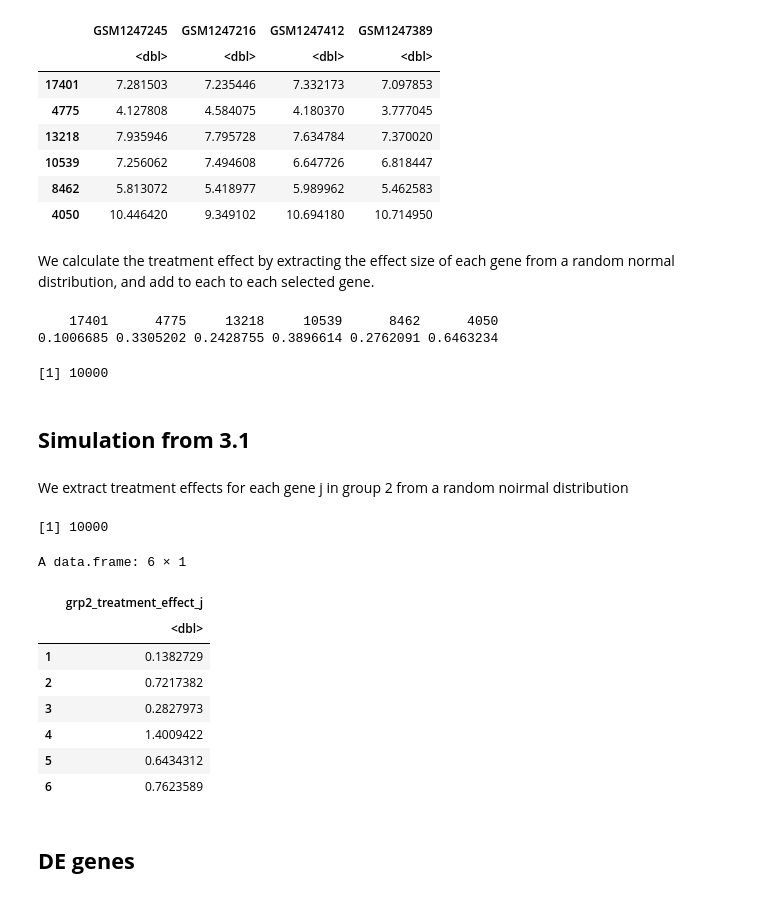
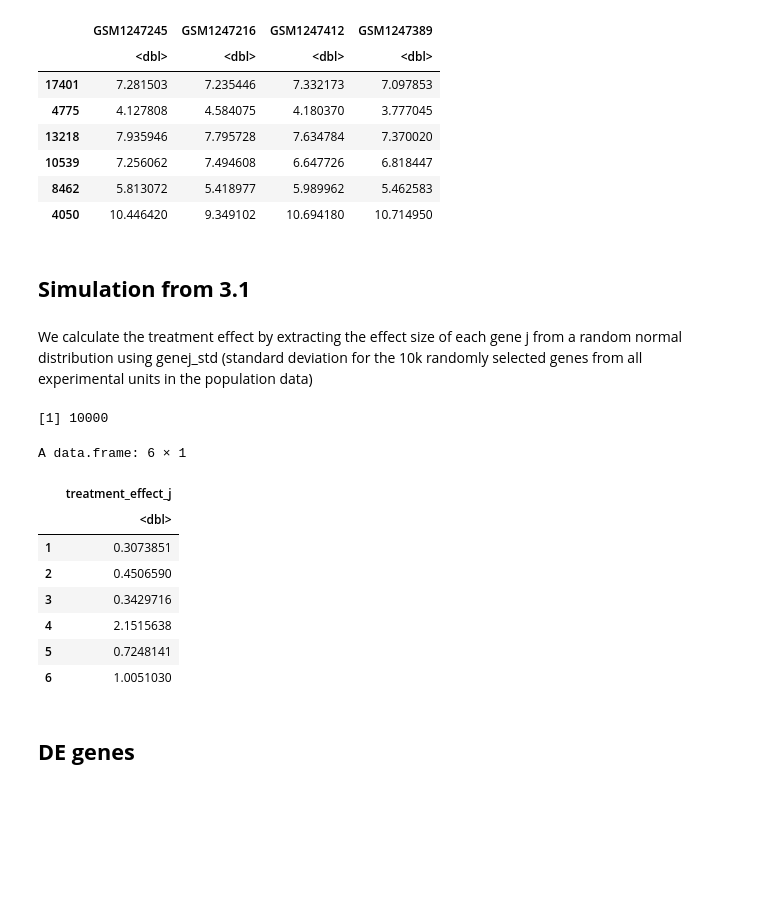
Before and after one commit to almedida/thesis, a Jupyter notebook: simulation.ipynb, the cells around one changed output. Drawn from its saved outputs; the diff is of its cells as text; code cells hidden in the pictures; blank space fills up the shorter version.

```diff
--- a/simulation.ipynb
+++ b/simulation.ipynb
@@ -56,0 +59,4 @@ A data.frame: 6 × 217
+# %%
+genej_std = apply(genej_sim_data, 1, sd)
+head(genej_std)
+length(genej_std)
@@ -89,40 +100,28 @@ A data.frame: 6 × 4
 | 10539 | 7.256062 | 7.494608 | 6.647726 | 6.818447 |
 | 8462 | 5.813072 | 5.418977 | 5.989962 | 5.462583 |
 | 4050 | 10.446420 | 9.349102 | 10.694180 | 10.714950 |
-# %% [markdown]
-We calculate the treatment effect by extracting the effect size of each gene from a random normal distribution, and add to each to each selected gene.
-# %%
-#std for each gene in the 10000 genes in treatment_group2_data
-genej_grp2_std = apply(treatment_group2_data, 1, sd)
-
-head(genej_grp2_std)
-length(genej_grp2_std)
-# %% [output]
-    17401      4775     13218     10539      8462      4050
-0.1006685 0.3305202 0.2428755 0.3896614 0.2762091 0.6463234
-[1] 10000
 # %% [markdown]
 ## **Simulation from 3.1**
-# %% [markdown]
-We extract treatment effects for each gene j in group 2 from a random noirmal distribution
+# %% [markdown]
+We calculate the treatment effect by extracting the effect size of each gene j from a random normal distribution using genej_std (standard deviation for the 10k randomly selected genes from all experimental units in the population data)
 # %%
 set.seed(1)
-mu = 2*genej_grp2_std
+mu = 2*genej_std
 
-grp2_treatment_effect_j = rnorm(10000, mu, genej_grp2_std)
-length(grp2_treatment_effect_j)
-head(data.frame(grp2_treatment_effect_j))
+treatment_effect_j = rnorm(10000, mu, genej_std)
+length(treatment_effect_j)
+head(data.frame(treatment_effect_j))
 # %% [output]
 [1] 10000
 A data.frame: 6 × 1
-|  | grp2_treatment_effect_j |
+|  | treatment_effect_j |
 |  | <dbl> |
-| 1 | 0.1382729 |
-| 2 | 0.7217382 |
-| 3 | 0.2827973 |
-| 4 | 1.4009422 |
-| 5 | 0.6434312 |
-| 6 | 0.7623589 |
+| 1 | 0.3073851 |
+| 2 | 0.4506590 |
+| 3 | 0.3429716 |
+| 4 | 2.1515638 |
+| 5 | 0.7248141 |
+| 6 | 1.0051030 |
 # %% [markdown]
 ## **DE genes**
 # %% [markdown]
```
Also changed, not shown: parts of 6 cells of this notebook.
